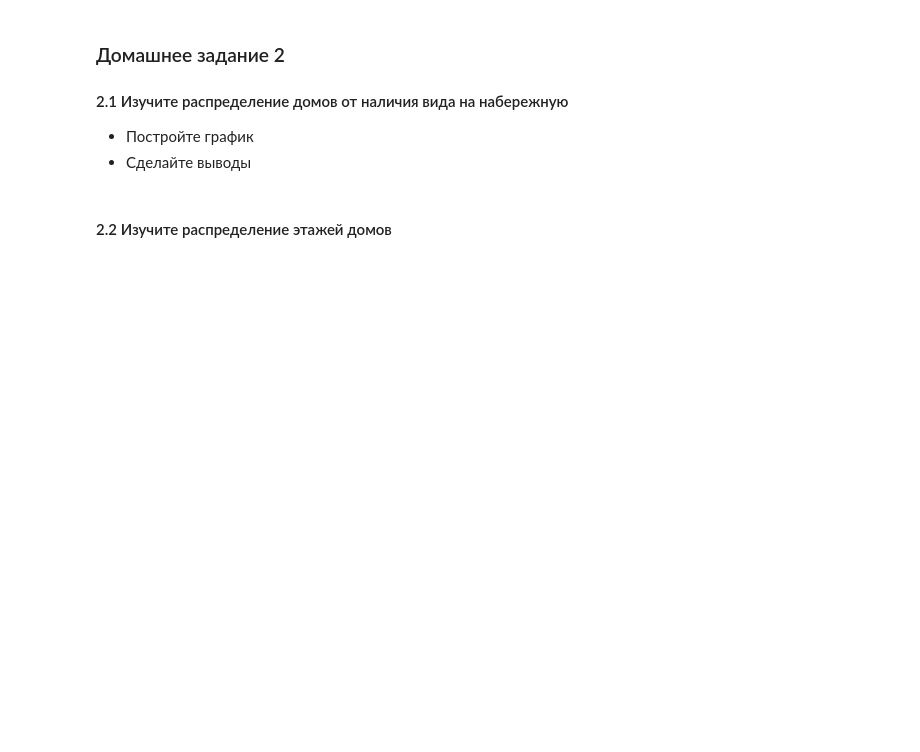
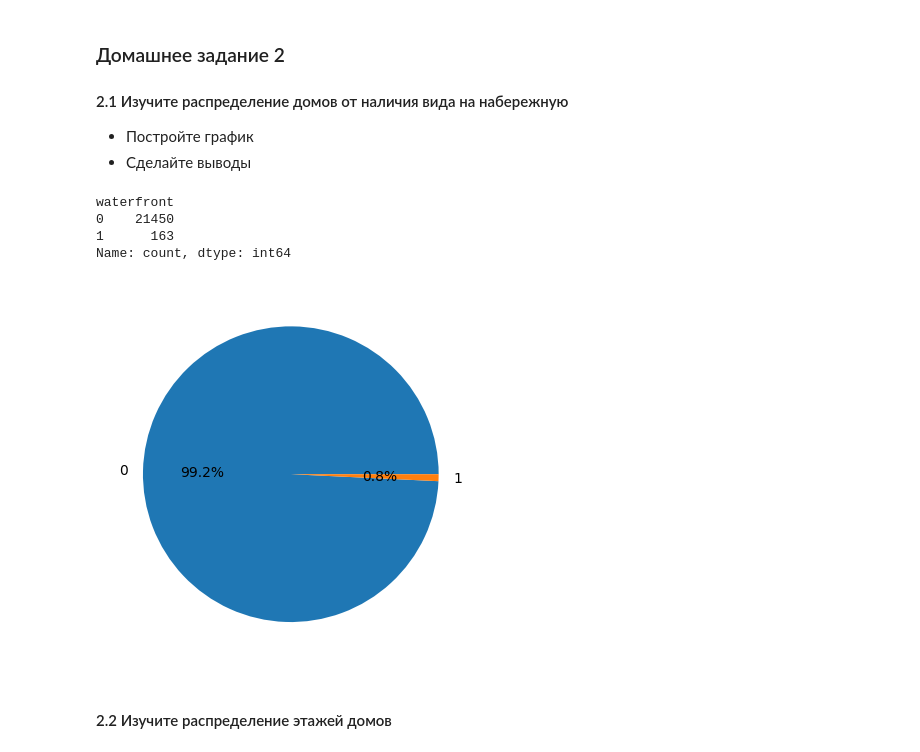
Before and after one commit to erema-andrey/HomerWork1_PyJupyter, a Jupyter notebook: HomeWork4.ipynb, the cells around one changed output. Saved outputs shown, nothing was run; the diff lists cells and outputs as text; code cells hidden in the pictures; blank space fills up the shorter version.

```diff
--- a/HomeWork4.ipynb
+++ b/HomeWork4.ipynb
@@ -19,5 +60,19 @@
 
 - Постройте график
 - Сделайте выводы
+# %%
+data = df['waterfront'].value_counts()
+name = data.index
+value = data.values
+data
+# %% [output]
+waterfront
+0    21450
+1      163
+Name: count, dtype: int64
+# %%
+plt.pie(value,autopct='%.1f%%',labels=name);
+# %% [output]
+[figure, added]
 # %% [markdown]
 #### 2.2 Изучите распределение этажей домов
```
Also changed, not shown: parts of 17 cells of this notebook.
